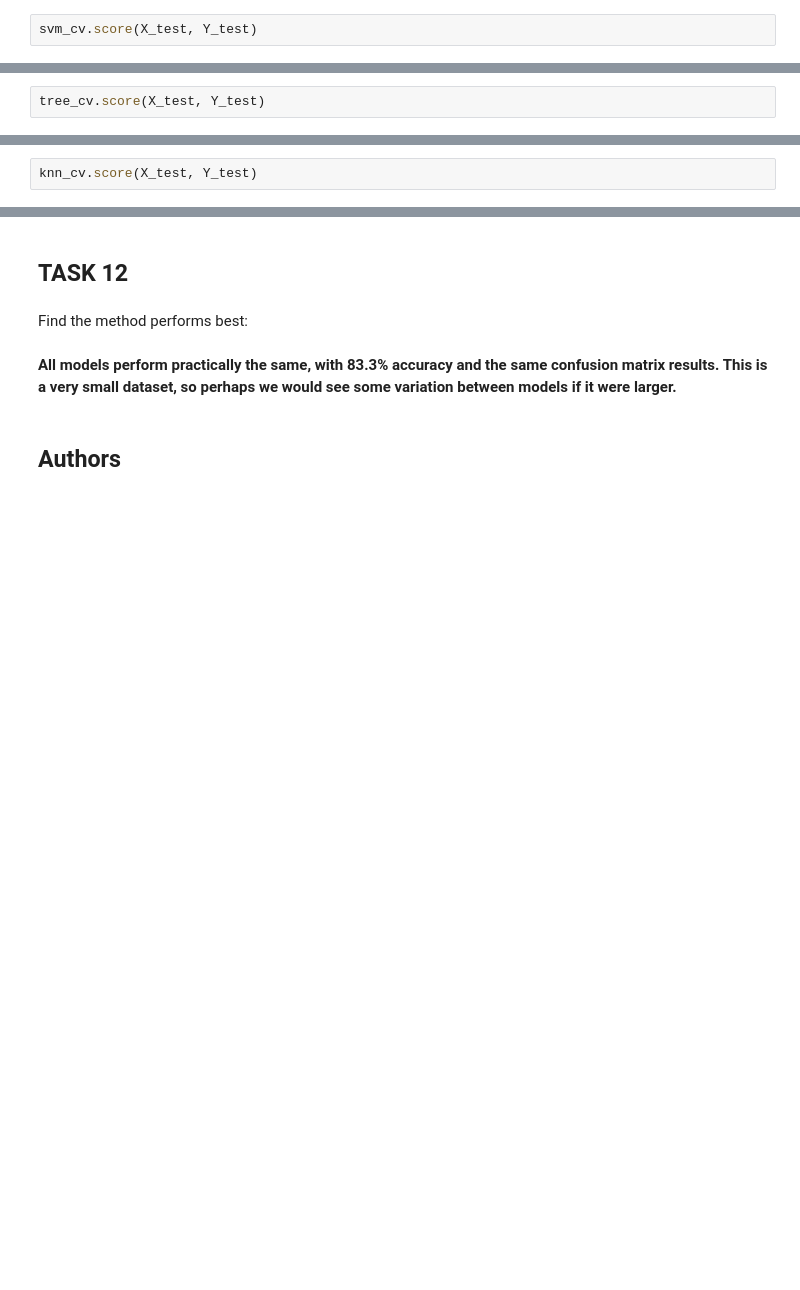
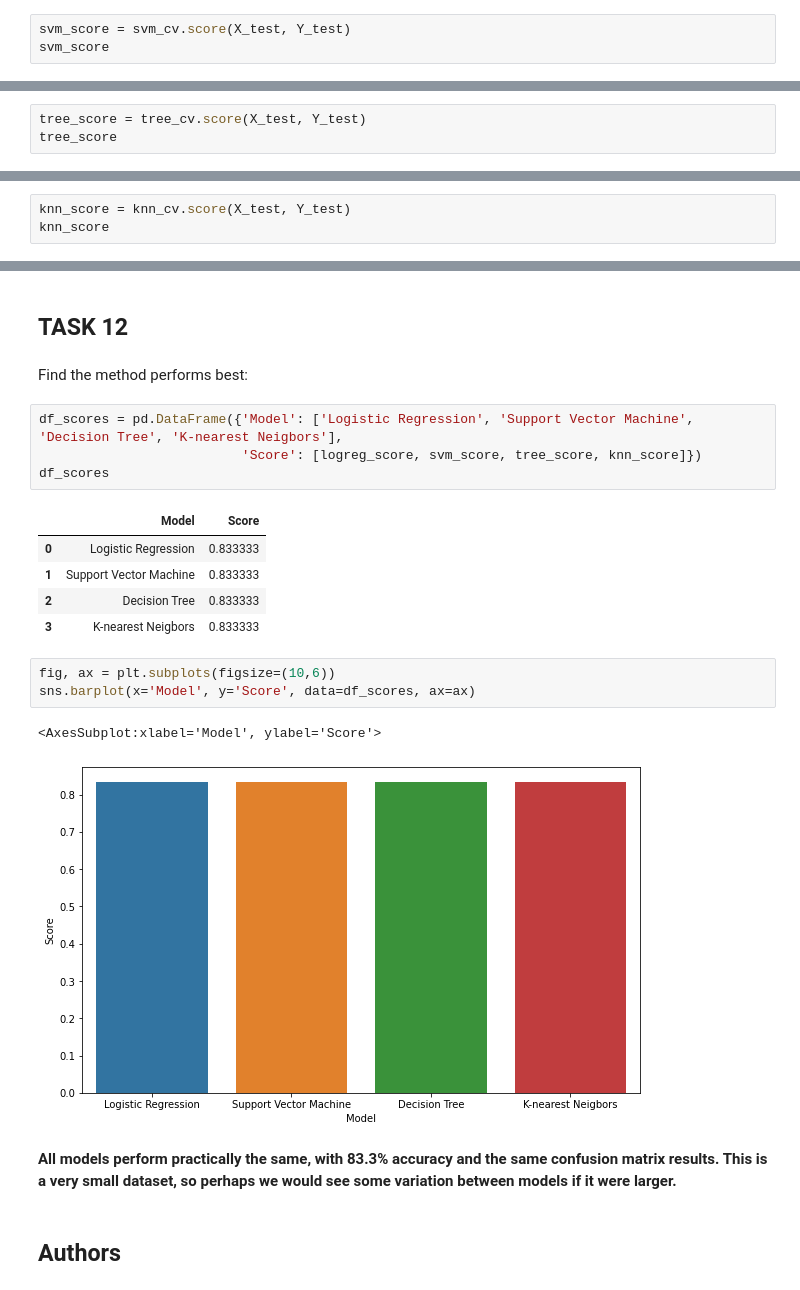
Before and after one commit to maxkraus1/ibm_data_science_capstone, a Jupyter notebook: 4 - Machine Learning Prediction.ipynb, the cells around one changed output, grey strips where cells are left out. Cells and saved outputs as stored; diff of their text form; blank space fills up the shorter version.

```diff
--- a/4 - Machine Learning Prediction.ipynb
+++ b/4 - Machine Learning Prediction.ipynb
@@ -203,7 +205,8 @@ accuracy : 0.8482142857142856
 # %% [markdown]
 Calculate the accuracy on the test data using the method <code>score</code>:
 # %%
-svm_cv.score(X_test, Y_test)
+svm_score = svm_cv.score(X_test, Y_test)
+svm_score
 # %% [output]
 0.8333333333333334
 # %% [markdown]
@@ -248,5 +251,6 @@ accuracy : 0.875
 # %% [markdown]
 Calculate the accuracy of tree_cv on the test data using the method <code>score</code>:
 # %%
-tree_cv.score(X_test, Y_test)
+tree_score = tree_cv.score(X_test, Y_test)
+tree_score
 # %% [output]
@@ -287,7 +291,8 @@ accuracy : 0.8482142857142858
 # %% [markdown]
 Calculate the accuracy of tree_cv on the test data using the method <code>score</code>:
 # %%
-knn_cv.score(X_test, Y_test)
+knn_score = knn_cv.score(X_test, Y_test)
+knn_score
 # %% [output]
 0.8333333333333334
 # %% [markdown]
@@ -301,6 +306,22 @@ plot_confusion_matrix(Y_test,yhat)
 ## TASK  12
 # %% [markdown]
 Find the method performs best:
+# %%
+df_scores = pd.DataFrame({'Model': ['Logistic Regression', 'Support Vector Machine', 'Decision Tree', 'K-nearest Neigbors'],
+                          'Score': [logreg_score, svm_score, tree_score, knn_score]})
+df_scores
+# %% [output]
+|  | Model | Score |
+| 0 | Logistic Regression | 0.833333 |
+| 1 | Support Vector Machine | 0.833333 |
+| 2 | Decision Tree | 0.833333 |
+| 3 | K-nearest Neigbors | 0.833333 |
+# %%
+fig, ax = plt.subplots(figsize=(10,6))
+sns.barplot(x='Model', y='Score', data=df_scores, ax=ax)
+# %% [output]
+<AxesSubplot:xlabel='Model', ylabel='Score'>
+[figure, added]
 # %% [markdown]
 <b>All models perform practically the same, with 83.3% accuracy and the same confusion matrix results. This is a very small dataset, so perhaps we would see some variation between models if it were larger.</b>
 # %% [markdown]
```
Also changed, not shown: parts of 5 cells of this notebook.
